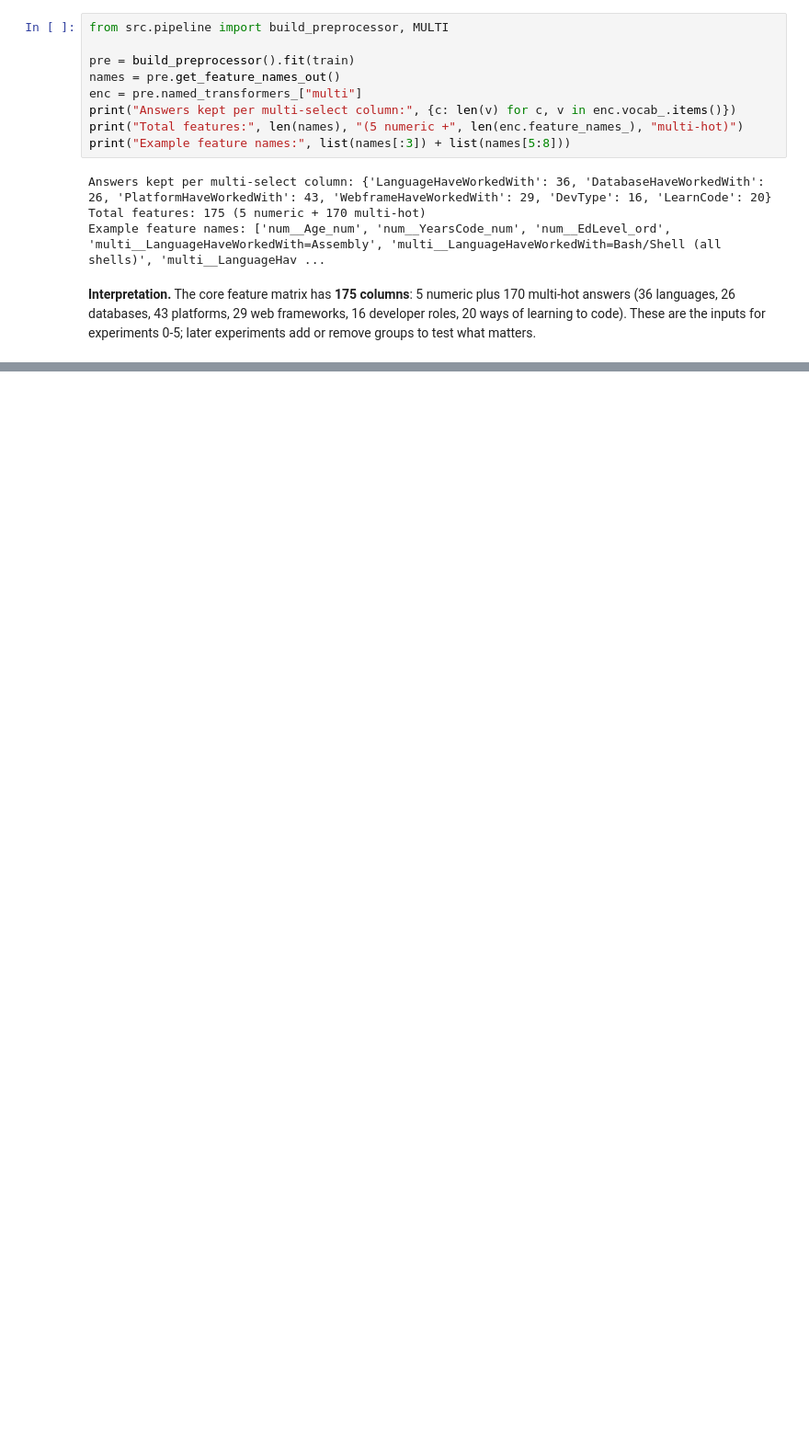
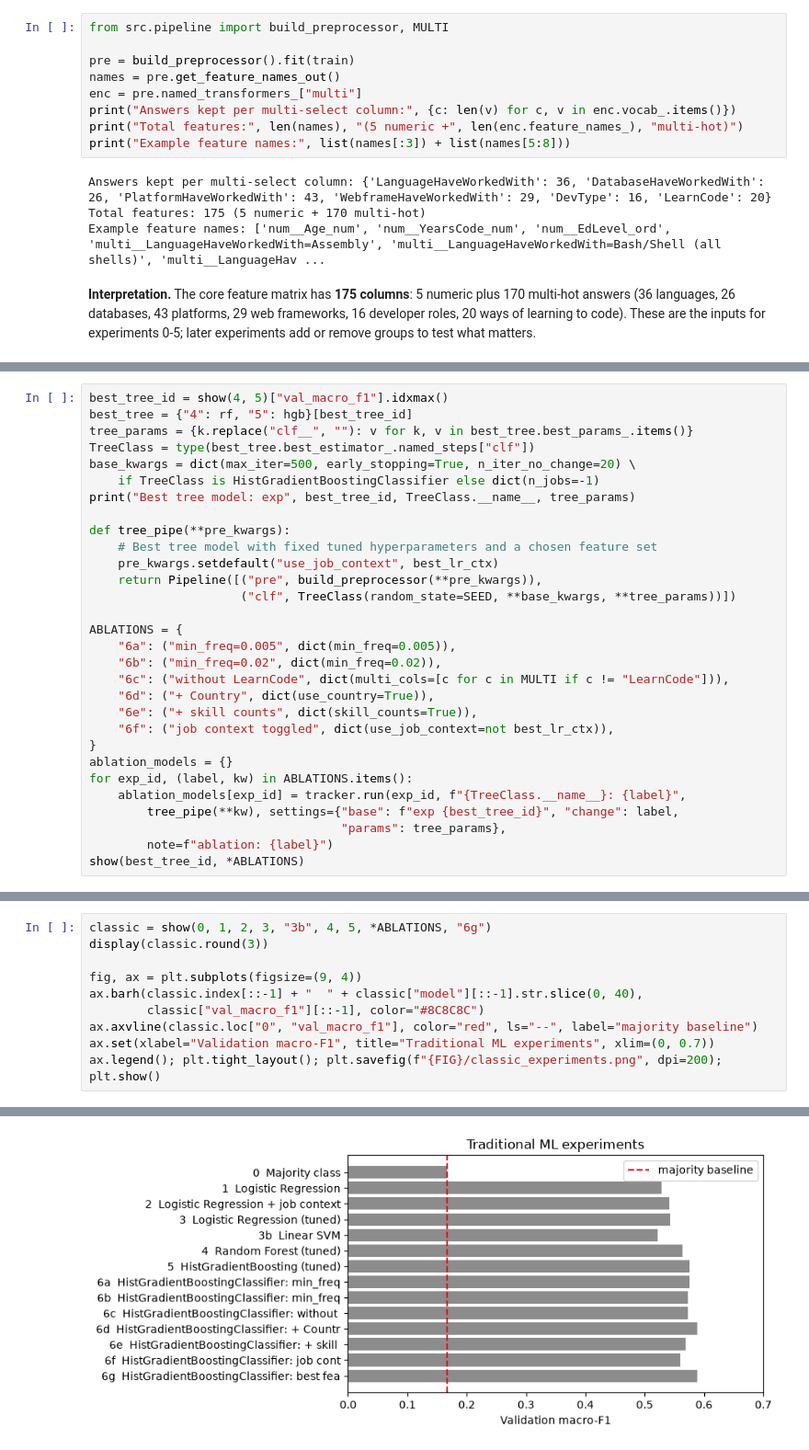
Before and after one commit to dusengepeggy/kodi-pay-summative, a Jupyter notebook: notebooks/01_main_analysis.ipynb, the cells around one changed output, grey strips where cells are left out. Shown at 92% size. Cells and saved outputs as stored; diff of their text form; blank space fills up the shorter version.

Commit message:
exp: traditional ML experiments 0-6 (baseline, LR, SVM, RF, HGB, feature ablations)

```diff
--- a/notebooks/01_main_analysis.ipynb
+++ b/notebooks/01_main_analysis.ipynb
@@ -342,0 +595,30 @@ Example feature names: ['num__Age_num', 'num__YearsCode_num', 'num__EdLevel_ord'
+# %%
+best_tree_id = show(4, 5)["val_macro_f1"].idxmax()
+best_tree = {"4": rf, "5": hgb}[best_tree_id]
+tree_params = {k.replace("clf__", ""): v for k, v in best_tree.best_params_.items()}
+TreeClass = type(best_tree.best_estimator_.named_steps["clf"])
+base_kwargs = dict(max_iter=500, early_stopping=True, n_iter_no_change=20) \
+    if TreeClass is HistGradientBoostingClassifier else dict(n_jobs=-1)
+print("Best tree model: exp", best_tree_id, TreeClass.__name__, tree_params)
+
+def tree_pipe(**pre_kwargs):
+    # Best tree model with fixed tuned hyperparameters and a chosen feature set
+    pre_kwargs.setdefault("use_job_context", best_lr_ctx)
+    return Pipeline([("pre", build_preprocessor(**pre_kwargs)),
+                     ("clf", TreeClass(random_state=SEED, **base_kwargs, **tree_params))])
+
+ABLATIONS = {
+    "6a": ("min_freq=0.005", dict(min_freq=0.005)),
+    "6b": ("min_freq=0.02", dict(min_freq=0.02)),
+    "6c": ("without LearnCode", dict(multi_cols=[c for c in MULTI if c != "LearnCode"])),
+    "6d": ("+ Country", dict(use_country=True)),
+    "6e": ("+ skill counts", dict(skill_counts=True)),
+    "6f": ("job context toggled", dict(use_job_context=not best_lr_ctx)),
+}
+ablation_models = {}
+for exp_id, (label, kw) in ABLATIONS.items():
+    ablation_models[exp_id] = tracker.run(exp_id, f"{TreeClass.__name__}: {label}",
+        tree_pipe(**kw), settings={"base": f"exp {best_tree_id}", "change": label,
+                                   "params": tree_params},
+        note=f"ablation: {label}")
+show(best_tree_id, *ABLATIONS)
@@ -342,0 +690,11 @@ Example feature names: ['num__Age_num', 'num__YearsCode_num', 'num__EdLevel_ord'
+# %%
+classic = show(0, 1, 2, 3, "3b", 4, 5, *ABLATIONS, "6g")
+display(classic.round(3))
+
+fig, ax = plt.subplots(figsize=(9, 4))
+ax.barh(classic.index[::-1] + "  " + classic["model"][::-1].str.slice(0, 40),
+        classic["val_macro_f1"][::-1], color="#8C8C8C")
+ax.axvline(classic.loc["0", "val_macro_f1"], color="red", ls="--", label="majority baseline")
+ax.set(xlabel="Validation macro-F1", title="Traditional ML experiments", xlim=(0, 0.7))
+ax.legend(); plt.tight_layout(); plt.savefig(f"{FIG}/classic_experiments.png", dpi=200); plt.show()
+# %% [output]
@@ -342,0 +717 @@ Example feature names: ['num__Age_num', 'num__YearsCode_num', 'num__EdLevel_ord'
+[figure, added]
```
Also changed, not shown: parts of 33 cells of this notebook, 17 other files.
